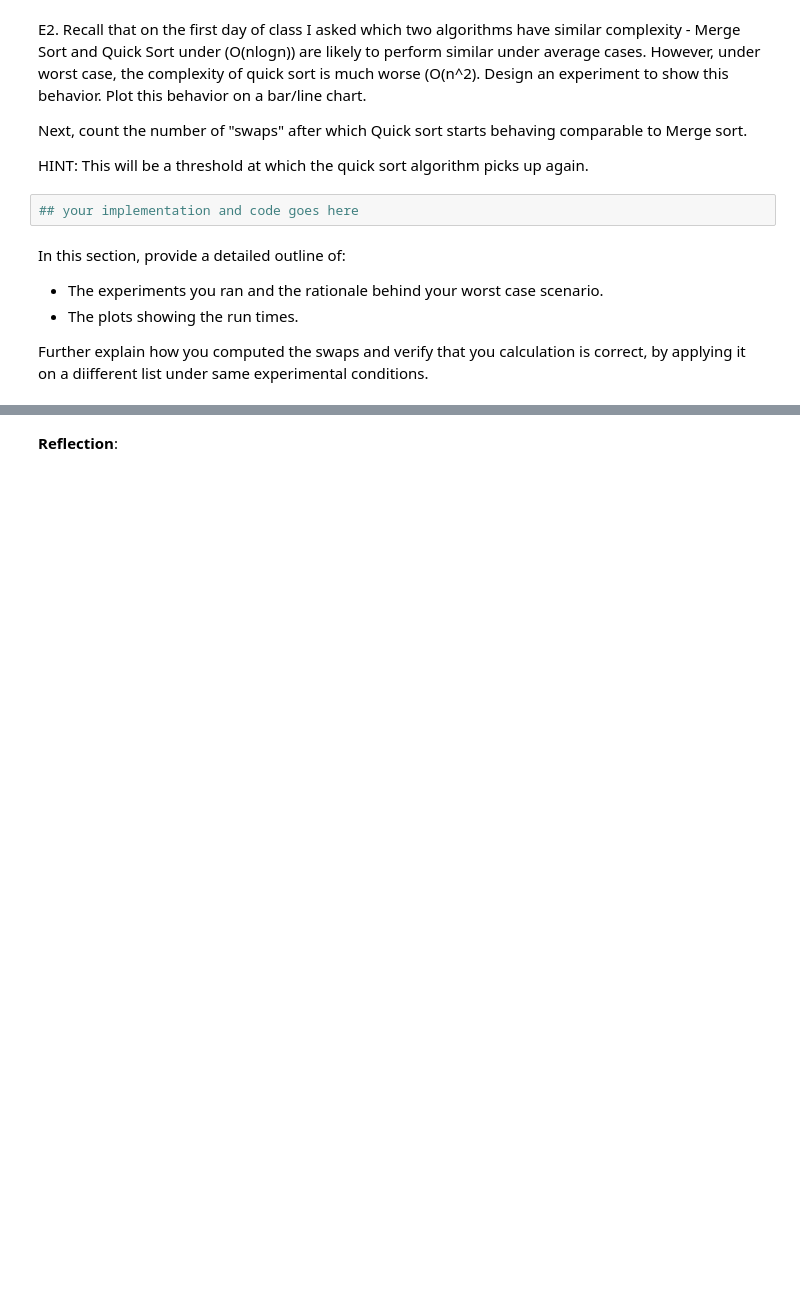
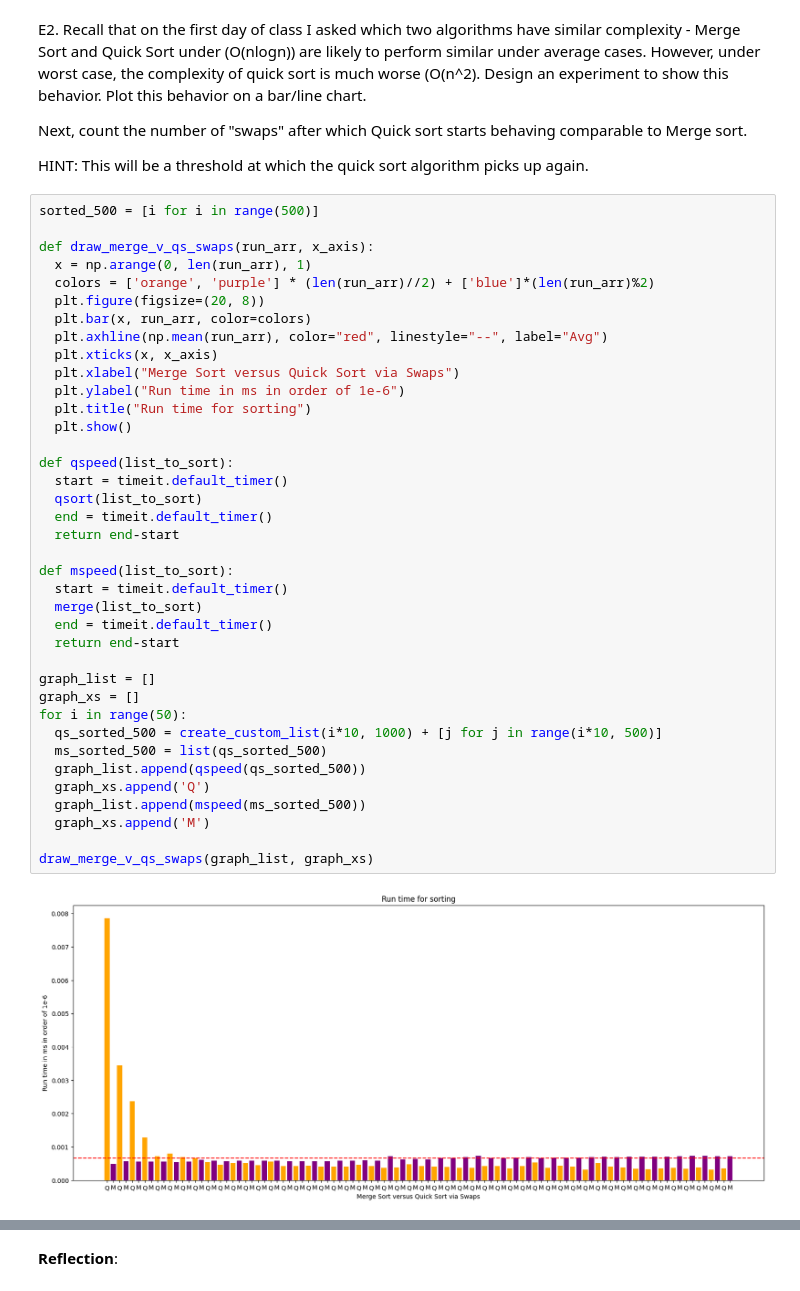
Before and after one commit to Noprop/minesweeper-2xc3-, a Jupyter notebook: Lab_II.ipynb, the cells around one changed output, grey strips where cells are left out. Drawn from its saved outputs; the diff is of its cells as text; blank space fills up the shorter version.

Commit message:
E2: analyze comparison between quick sort and merge sort on progessively unsorted lists

```diff
--- a/Lab_II.ipynb
+++ b/Lab_II.ipynb
@@ -796,11 +796,43 @@ E2. Recall that on the first day of class I asked which two algorithms have simi
 Next, count the number of "swaps" after which Quick sort starts behaving comparable to Merge sort.
 
 HINT: This will be a threshold at which the quick sort algorithm picks up again.
-# %%
-## your implementation and code goes here
-# %% [markdown]
-In this section, provide a detailed outline of:
-- The experiments you ran and the rationale behind your worst case scenario.
-- The plots showing the run times.
-
-Further explain how you computed the swaps and verify that you calculation is correct, by applying it on a diifferent list under same experimental conditions.
+# %%
+sorted_500 = [i for i in range(500)]
+
+def draw_merge_v_qs_swaps(run_arr, x_axis):
+  x = np.arange(0, len(run_arr), 1)
+  colors = ['orange', 'purple'] * (len(run_arr)//2) + ['blue']*(len(run_arr)%2)
+  plt.figure(figsize=(20, 8))
+  plt.bar(x, run_arr, color=colors)
+  plt.axhline(np.mean(run_arr), color="red", linestyle="--", label="Avg")
+  plt.xticks(x, x_axis)
+  plt.xlabel("Merge Sort versus Quick Sort via Swaps")
+  plt.ylabel("Run time in ms in order of 1e-6")
+  plt.title("Run time for sorting")
+  plt.show()
+
+def qspeed(list_to_sort):
+  start = timeit.default_timer()
+  qsort(list_to_sort)
+  end = timeit.default_timer()
+  return end-start
+
+def mspeed(list_to_sort):
+  start = timeit.default_timer()
+  merge(list_to_sort)
+  end = timeit.default_timer()
+  return end-start
+
+graph_list = []
+graph_xs = []
+for i in range(50):
+  qs_sorted_500 = create_custom_list(i*10, 1000) + [j for j in range(i*10, 500)]
+  ms_sorted_500 = list(qs_sorted_500)
+  graph_list.append(qspeed(qs_sorted_500))
+  graph_xs.append('Q')
+  graph_list.append(mspeed(ms_sorted_500))
+  graph_xs.append('M')
+
+draw_merge_v_qs_swaps(graph_list, graph_xs)
+# %% [output]
+[figure, added]
```
Also changed, not shown: parts of 1 cell of this notebook.
